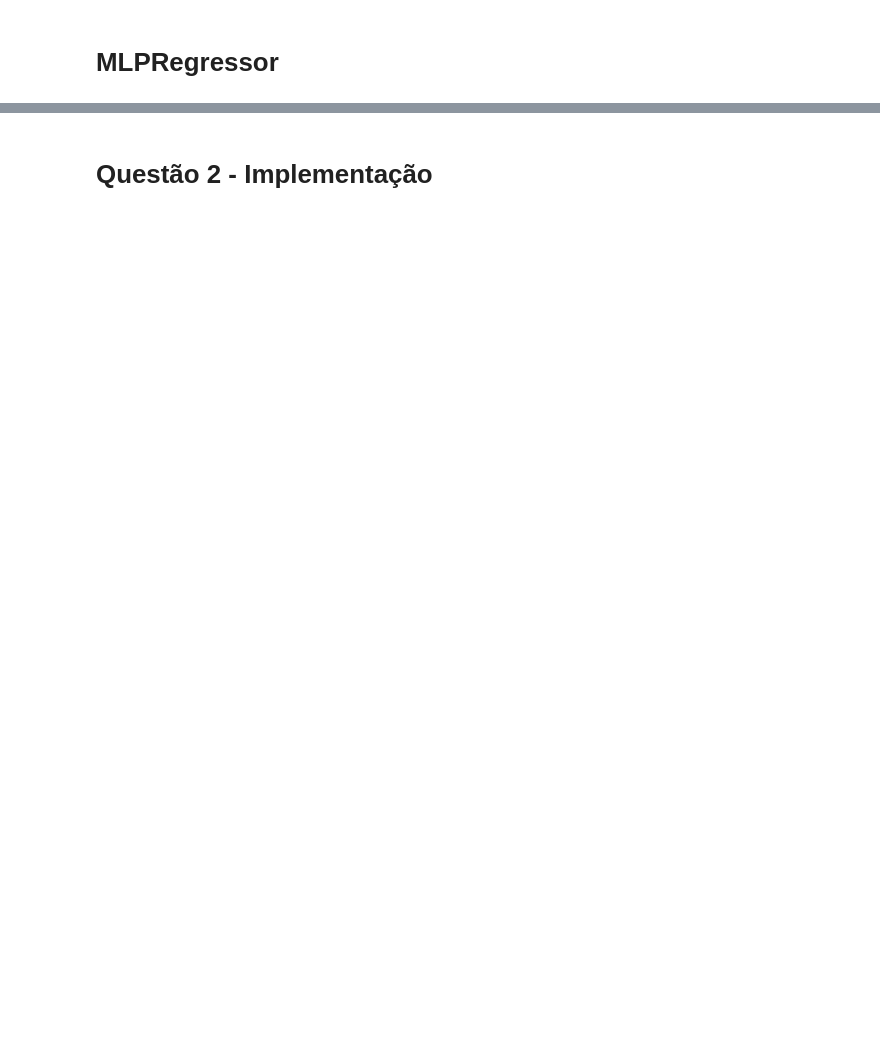
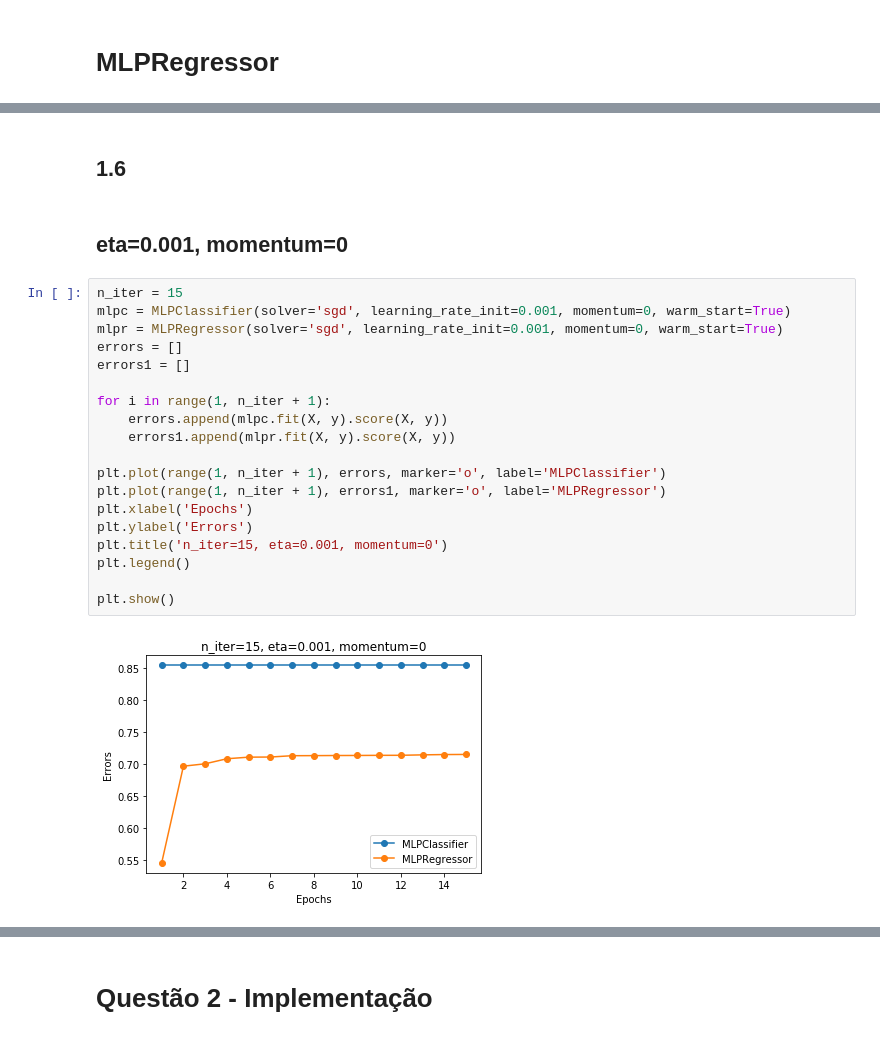
Before and after one commit to yaagocruuz/Topicos3, a Jupyter notebook: Lista 1.ipynb, the cells around one changed output, grey strips where cells are left out. Saved outputs shown, nothing was run; the diff lists cells and outputs as text; blank space fills up the shorter version.

```diff
--- a/Lista 1.ipynb
+++ b/Lista 1.ipynb
@@ -102,0 +106,25 @@ plt.show()
+# %% [markdown]
+## 1.6
+# %% [markdown]
+## eta=0.001, momentum=0
+# %%
+n_iter = 15
+mlpc = MLPClassifier(solver='sgd', learning_rate_init=0.001, momentum=0, warm_start=True)
+mlpr = MLPRegressor(solver='sgd', learning_rate_init=0.001, momentum=0, warm_start=True)
+errors = []
+errors1 = []
+
+for i in range(1, n_iter + 1):
+    errors.append(mlpc.fit(X, y).score(X, y))
+    errors1.append(mlpr.fit(X, y).score(X, y))
+
+plt.plot(range(1, n_iter + 1), errors, marker='o', label='MLPClassifier')
+plt.plot(range(1, n_iter + 1), errors1, marker='o', label='MLPRegressor')
+plt.xlabel('Epochs')
+plt.ylabel('Errors')
+plt.title('n_iter=15, eta=0.001, momentum=0')
+plt.legend()
+
+plt.show()
+# %% [output]
+[figure, added]
```
Also changed, not shown: parts of 46 cells of this notebook, 4 other files.
